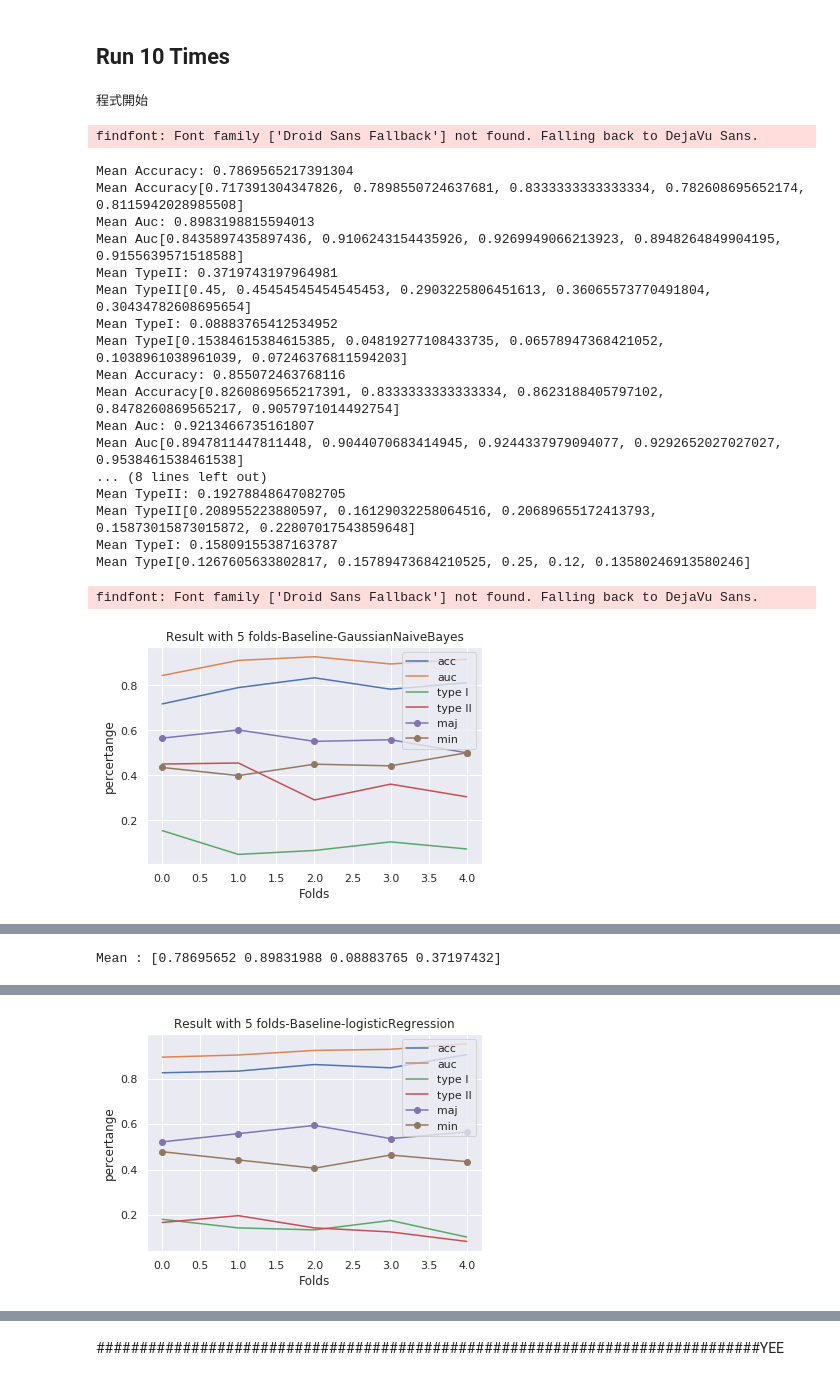
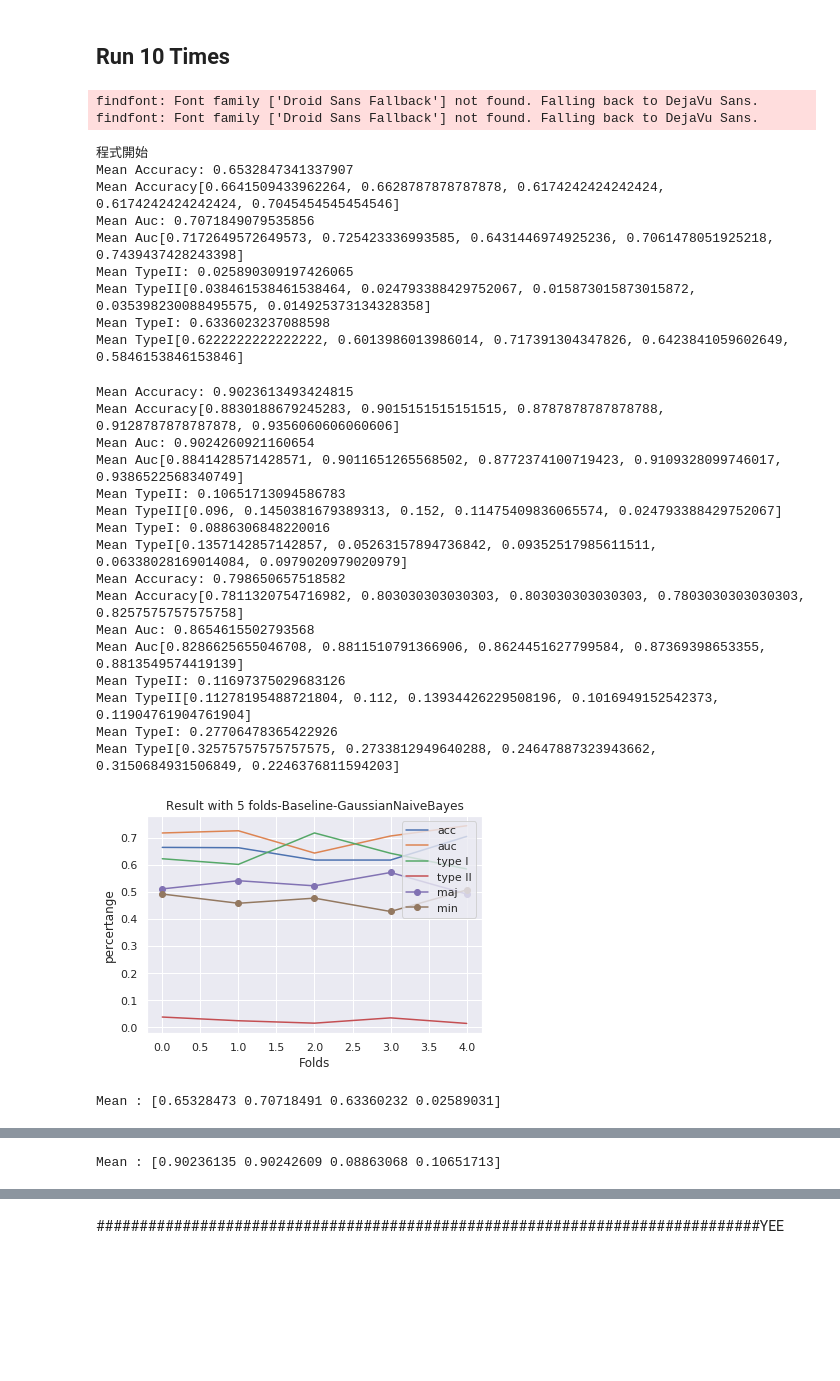
Before and after one commit to BanNel/Discretize_Classification, a Jupyter notebook: Discretization Classification 2.0(Template) - KFold.ipynb, the cells around one changed output, grey strips where cells are left out. Drawn from its saved outputs; the diff is of its cells as text; code cells hidden in the pictures; blank space fills up the shorter version.

Commit message:
Add PAKDD, TEJCN, Bankruptcy

```diff
--- a/Discretization Classification 2.0(Template) - KFold.ipynb
+++ b/Discretization Classification 2.0(Template) - KFold.ipynb
@@ -33,7 +33,7 @@ lock = Lock()
 ## Import Data
 # %%
 # Load Data
-data_name = "Australian_(Dis5Column)Without12"
+data_name = "Bankruptcy"
 # data_name = "Australian_Original"
 
 if data_name == "Tsai_Original":
@@ -56,6 +56,12 @@ elif  data_name == "Japanese_Bankrupt":
     data_list,target_list,discretize_coloumn = ClassificationDataset().load_Japanese_BankruptData()
 elif  data_name == "USA_Bankrupt":
     data_list,target_list,discretize_coloumn = ClassificationDataset().load_USA_BankruptData()
+elif  data_name == "Bankruptcy":
+    data_list,target_list,discretize_coloumn = ClassificationDataset().load_Bankruptcy_Data()
+elif  data_name == "TEJCN":
+    data_list,target_list,discretize_coloumn = ClassificationDataset().load_TEJCN_Data()
+elif  data_name == "PAKDD":
+    data_list,target_list,discretize_coloumn = ClassificationDataset().load_PAKDD_Data()
 
 # # Select Data
 # data_list = tsaiData_data
@@ -521,52 +527,60 @@ def run10times(classifier_list,classifier_name_list):
 
         # Thread Unlock
         lock.release()
 
 
 
 t0 = Thread(target=run10times,args=(svmlinear,"svmlinear"))
 t1 = Thread(target=run10times,args=(linear_svc,"linear_svc"))
 t2 = Thread(target=run10times,args=(svmrbf,"svmrbf"))
 t3 = Thread(target=run10times,args=(DecisionTreeClassifier,"DecisionTreeClassifier"))
 t4 = Thread(target=run10times,args=(RandomForest,"RandomForest"))
 t5 = Thread(target=run10times,args=(logisticRegression,"logisticRegression"))
 t6 = Thread(target=run10times,args=(mlp,"mlp"))
 t7 = Thread(target=run10times,args=(xgBoost,"xgBoost"))
 t8 = Thread(target=run10times,args=(GaussianNaiveBayes,"GaussianNaiveBayes"))
 
 
-thread_list = [t1,t2,t3,t4,t5,t6,t7,t8]
+thread_list = [t1,t2,t3,t4,t5,t6,t7,t8,t0]
 #thread_list = [t4]
 
 #程式開始
 for item in thread_list:
     item.start()
 print("\n程式開始")
 
 
 #程式結束
 for item in thread_list:
     item.join()
 print("\n程式結束")
 # %% [output]
-程式開始
+findfont: Font family ['Droid Sans Fallback'] not found. Falling back to DejaVu Sans.
+findfont: Font family ['Droid Sans Fallback'] not found. Falling back to DejaVu Sans.
-findfont: Font family ['Droid Sans Fallback'] not found. Falling back to DejaVu Sans.
+程式開始
+Mean Accuracy: 0.6532847341337907
+Mean Accuracy[0.6641509433962264, 0.6628787878787878, 0.6174242424242424, 0.6174242424242424, 0.7045454545454546]
+Mean Auc: 0.7071849079535856
+Mean Auc[0.7172649572649573, 0.725423336993585, 0.6431446974925236, 0.7061478051925218, 0.7439437428243398]
+Mean TypeII: 0.025890309197426065
+Mean TypeII[0.038461538461538464, 0.024793388429752067, 0.015873015873015872, 0.035398230088495575, 0.014925373134328358]
+Mean TypeI: 0.6336023237088598
+Mean TypeI[0.6222222222222222, 0.6013986013986014, 0.717391304347826, 0.6423841059602649, 0.5846153846153846]
-Mean Accuracy: 0.7869565217391304
-Mean Accuracy[0.717391304347826, 0.7898550724637681, 0.8333333333333334, 0.782608695652174, 0.8115942028985508]
-Mean Auc: 0.8983198815594013
-Mean Auc[0.8435897435897436, 0.9106243154435926, 0.9269949066213923, 0.8948264849904195, 0.9155639571518588]
-Mean TypeII: 0.3719743197964981
-Mean TypeII[0.45, 0.45454545454545453, 0.2903225806451613, 0.36065573770491804, 0.30434782608695654]
-Mean TypeI: 0.08883765412534952
-Mean TypeI[0.15384615384615385, 0.04819277108433735, 0.06578947368421052, 0.1038961038961039, 0.07246376811594203]
-Mean Accuracy: 0.855072463768116
-Mean Accuracy[0.8260869565217391, 0.8333333333333334, 0.8623188405797102, 0.8478260869565217, 0.9057971014492754]
-Mean Auc: 0.9213466735161807
-Mean Auc[0.8947811447811448, 0.9044070683414945, 0.9244337979094077, 0.9292652027027027, 0.9538461538461538]
-... (8 lines left out)
-Mean TypeII: 0.19278848647082705
-Mean TypeII[0.208955223880597, 0.16129032258064516, 0.20689655172413793, 0.15873015873015872, 0.22807017543859648]
-Mean TypeI: 0.15809155387163787
-Mean TypeI[0.1267605633802817, 0.15789473684210525, 0.25, 0.12, 0.13580246913580246]
+Mean Accuracy: 0.9023613493424815
+Mean Accuracy[0.8830188679245283, 0.9015151515151515, 0.8787878787878788, 0.9128787878787878, 0.9356060606060606]
+Mean Auc: 0.9024260921160654
+Mean Auc[0.8841428571428571, 0.9011651265568502, 0.8772374100719423, 0.9109328099746017, 0.9386522568340749]
+Mean TypeII: 0.10651713094586783
+Mean TypeII[0.096, 0.1450381679389313, 0.152, 0.11475409836065574, 0.024793388429752067]
+Mean TypeI: 0.0886306848220016
+Mean TypeI[0.1357142857142857, 0.05263157894736842, 0.09352517985611511, 0.06338028169014084, 0.0979020979020979]
+Mean Accuracy: 0.798650657518582
+Mean Accuracy[0.7811320754716982, 0.803030303030303, 0.803030303030303, 0.7803030303030303, 0.8257575757575758]
+Mean Auc: 0.8654615502793568
+Mean Auc[0.8286625655046708, 0.8811510791366906, 0.8624451627799584, 0.87369398653355, 0.8813549574419139]
+Mean TypeII: 0.11697375029683126
+Mean TypeII[0.11278195488721804, 0.112, 0.13934426229508196, 0.1016949152542373, 0.11904761904761904]
+Mean TypeI: 0.27706478365422926
+Mean TypeI[0.32575757575757575, 0.2733812949640288, 0.24647887323943662, 0.3150684931506849, 0.2246376811594203]
+[figure, new version]
-findfont: Font family ['Droid Sans Fallback'] not found. Falling back to DejaVu Sans.
+Mean : [0.65328473 0.70718491 0.63360232 0.02589031]
-[figure, old version]
@@ -573 +588 @@ findfont: Font family ['Droid Sans Fallback'] not found. Falling back to DejaVu
-Mean : [0.78695652 0.89831988 0.08883765 0.37197432]
+Mean : [0.90236135 0.90242609 0.08863068 0.10651713]
@@ -582 +606,0 @@ Mean TypeI[0.0, 0.0, 0.015384615384615385, 0.024691358024691357, 0.0348837209302
-[figure, old version]
```
Also changed, not shown: parts of 3 cells of this notebook, 20 other files.
